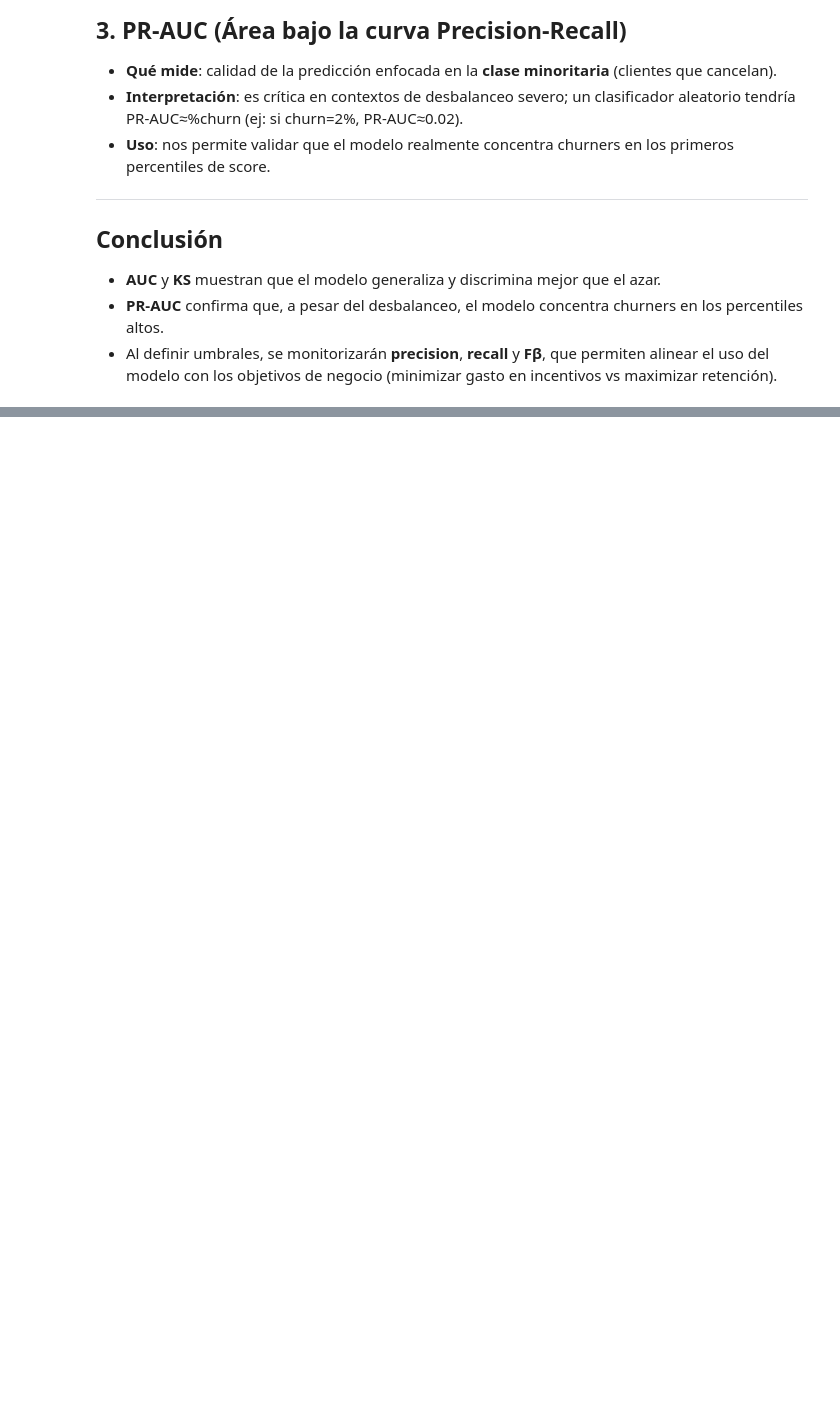
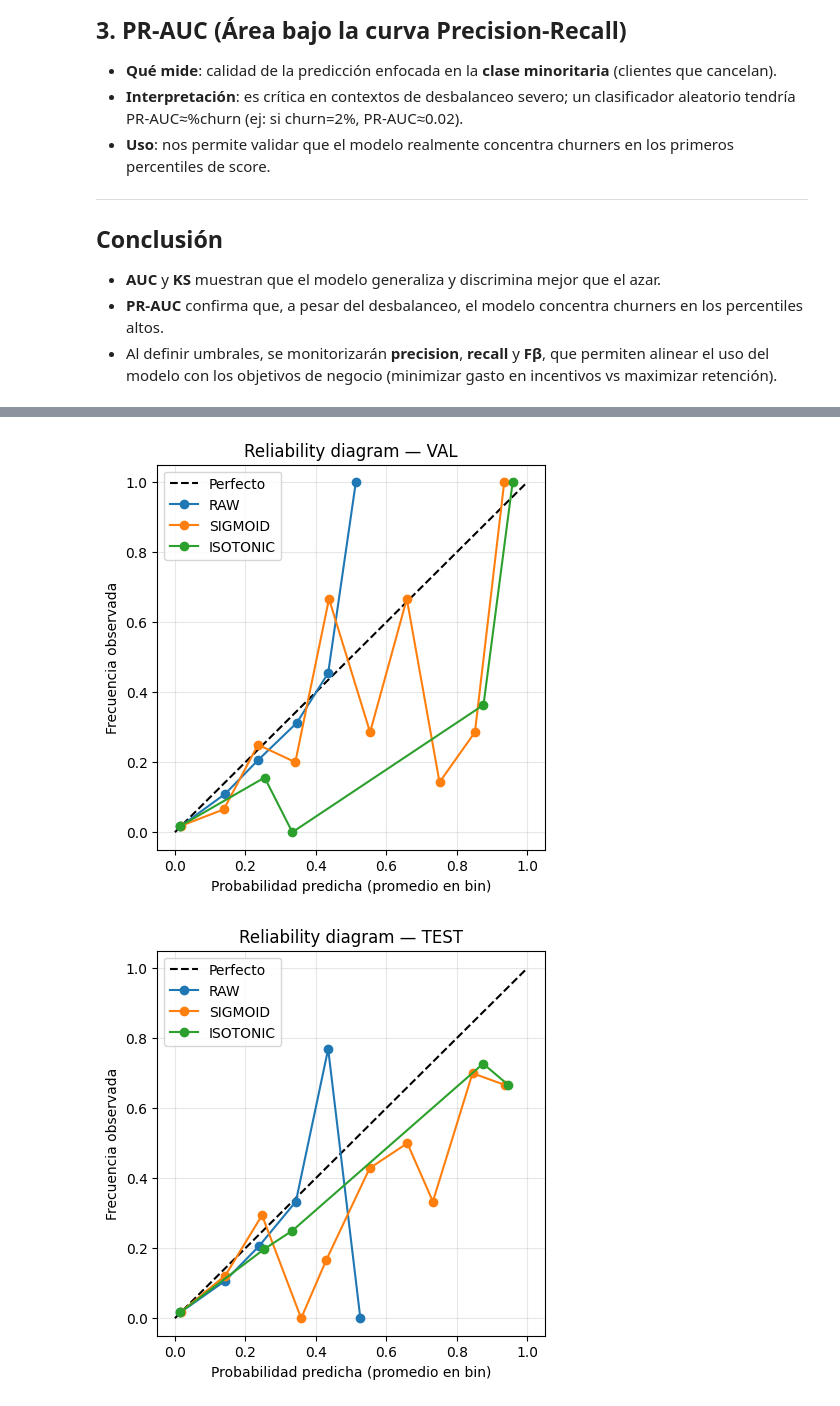
Before and after one commit to cafernandezp/adeslas-interview, a Jupyter notebook: notebooks/04-model.ipynb, the cells around one changed output, grey strips where cells are left out. Drawn from its saved outputs; the diff is of its cells as text; code cells hidden in the pictures; blank space fills up the shorter version.

```diff
--- a/notebooks/04-model.ipynb
+++ b/notebooks/04-model.ipynb
@@ -818,0 +1110,35 @@ Si luego quieres correr la versión con scale_pos_weight, descomenta el bloque d
+# %%
+import matplotlib.pyplot as plt
+from sklearn.calibration import calibration_curve
+
+def plot_reliability_multi(y_true, preds_dict: dict, title: str, n_bins: int = 10):
+    plt.figure(figsize=(5,5))
+    plt.plot([0,1], [0,1], "k--", label="Perfecto")
+    for name, p in preds_dict.items():
+        prob_true, prob_pred = calibration_curve(y_true, p, n_bins=n_bins, strategy="uniform")
+        plt.plot(prob_pred, prob_true, marker="o", linewidth=1.5, label=name)
+    plt.xlabel("Probabilidad predicha (promedio en bin)")
+    plt.ylabel("Frecuencia observada")
+    plt.title(f"Reliability diagram — {title}")
+    plt.legend()
+    plt.grid(alpha=0.3)
+    plt.show()
+
+# VAL
+preds_va = {
+    "RAW": p_val_raw,
+    "SIGMOID": p_val_sig,
+    "ISOTONIC": p_val_cal
+}
+plot_reliability_multi(y_va, preds_va, "VAL")
+
+# TEST
+preds_te = {
+    "RAW": p_test_raw,
+    "SIGMOID": p_test_sig,
+    "ISOTONIC": p_test_cal
+}
+plot_reliability_multi(y_te, preds_te, "TEST")
+# %% [output]
+[figure, added]
+[figure, added]
```
Also changed, not shown: parts of 23 cells of this notebook, 2 other files.
